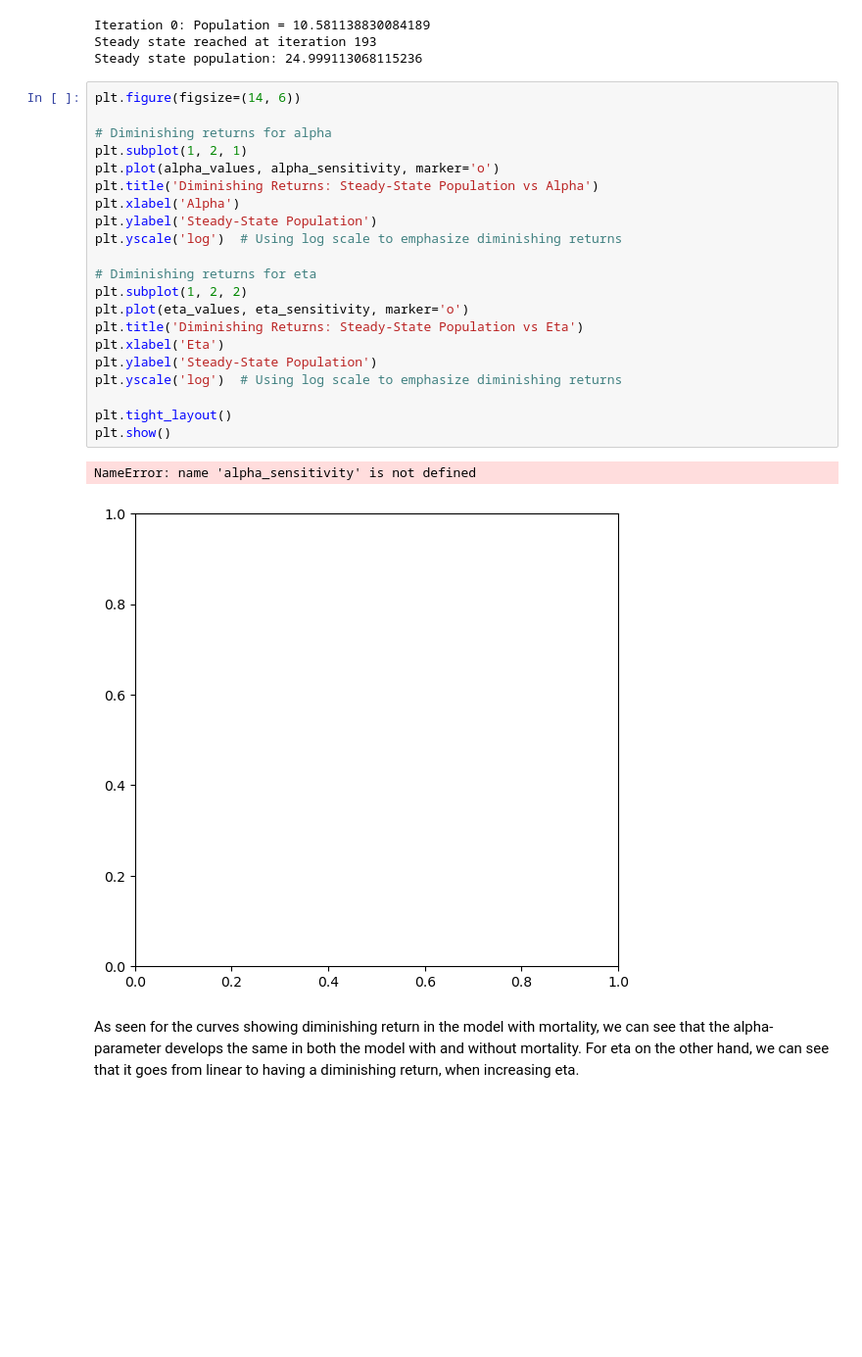
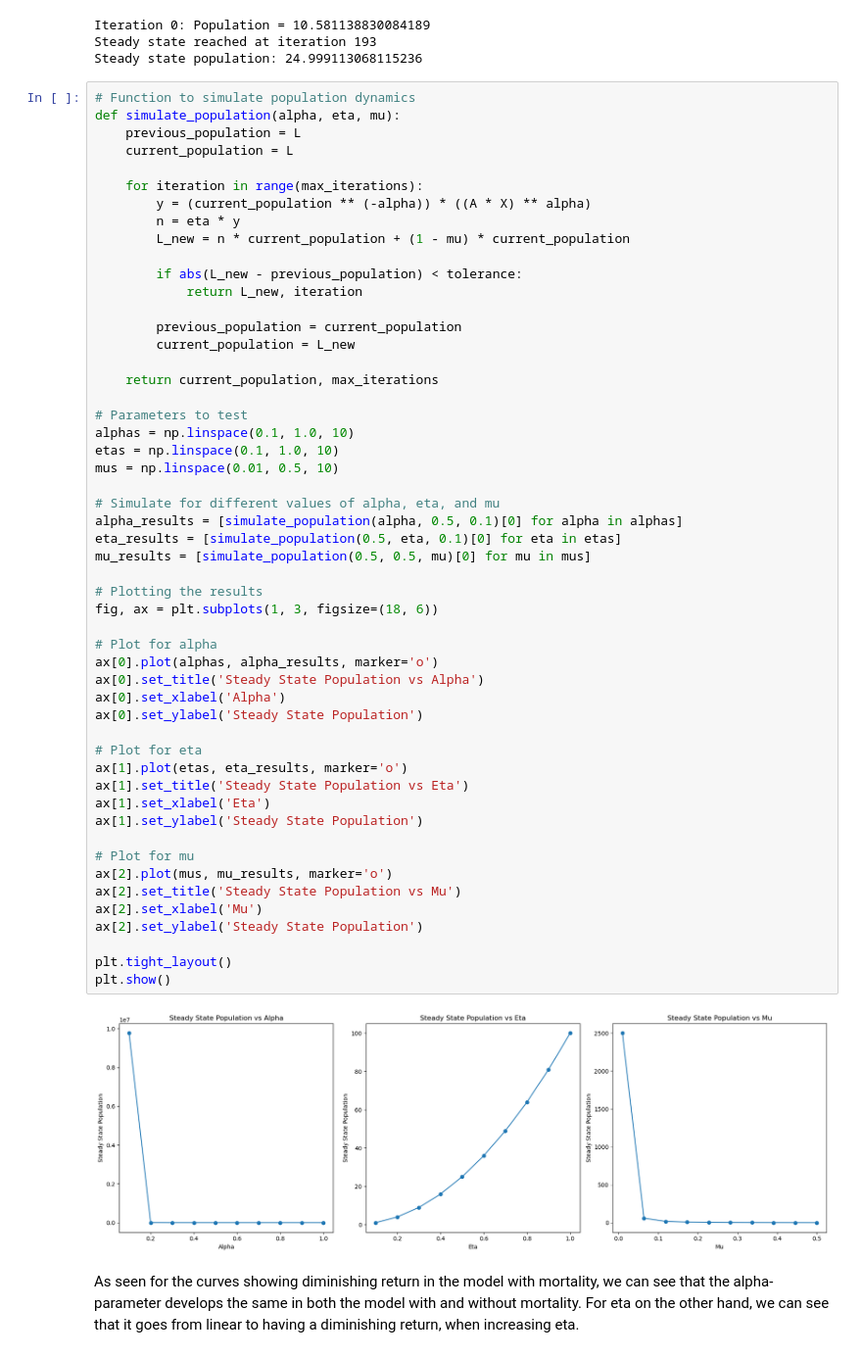
Before and after one commit to NumEconCopenhagen/projects-2024-econ-jyderne, a Jupyter notebook: modelproject/modelproject.ipynb, the cells around one changed output. Shown at 98% size. Saved outputs shown, nothing was run; the diff lists cells and outputs as text; blank space fills up the shorter version.

```diff
--- a/modelproject/modelproject.ipynb
+++ b/modelproject/modelproject.ipynb
@@ -321,30 +321,60 @@ if iteration == max_iterations - 1:
 Iteration 0: Population = 10.581138830084189
 Steady state reached at iteration 193
 Steady state population: 24.999113068115236
-# %%
-plt.figure(figsize=(14, 6))
-
-# Diminishing returns for alpha
-plt.subplot(1, 2, 1)
-plt.plot(alpha_values, alpha_sensitivity, marker='o')
-plt.title('Diminishing Returns: Steady-State Population vs Alpha')
-plt.xlabel('Alpha')
-plt.ylabel('Steady-State Population')
-plt.yscale('log')  # Using log scale to emphasize diminishing returns
-
-# Diminishing returns for eta
-plt.subplot(1, 2, 2)
-plt.plot(eta_values, eta_sensitivity, marker='o')
-plt.title('Diminishing Returns: Steady-State Population vs Eta')
-plt.xlabel('Eta')
-plt.ylabel('Steady-State Population')
-plt.yscale('log')  # Using log scale to emphasize diminishing returns
-
-plt.tight_layout()
-plt.show()
-# %% [output]
-NameError: name 'alpha_sensitivity' is not defined
-[figure, removed]
+# %%
+# Function to simulate population dynamics
+def simulate_population(alpha, eta, mu):
+    previous_population = L
+    current_population = L
+
+    for iteration in range(max_iterations):
+        y = (current_population ** (-alpha)) * ((A * X) ** alpha)
+        n = eta * y
+        L_new = n * current_population + (1 - mu) * current_population
+
+        if abs(L_new - previous_population) < tolerance:
+            return L_new, iteration
+
+        previous_population = current_population
+        current_population = L_new
+
+    return current_population, max_iterations
+
+# Parameters to test
+alphas = np.linspace(0.1, 1.0, 10)
+etas = np.linspace(0.1, 1.0, 10)
+mus = np.linspace(0.01, 0.5, 10)
+
+# Simulate for different values of alpha, eta, and mu
+alpha_results = [simulate_population(alpha, 0.5, 0.1)[0] for alpha in alphas]
+eta_results = [simulate_population(0.5, eta, 0.1)[0] for eta in etas]
+mu_results = [simulate_population(0.5, 0.5, mu)[0] for mu in mus]
+
+# Plotting the results
+fig, ax = plt.subplots(1, 3, figsize=(18, 6))
+
+# Plot for alpha
+ax[0].plot(alphas, alpha_results, marker='o')
+ax[0].set_title('Steady State Population vs Alpha')
+ax[0].set_xlabel('Alpha')
+ax[0].set_ylabel('Steady State Population')
+
+# Plot for eta
+ax[1].plot(etas, eta_results, marker='o')
+ax[1].set_title('Steady State Population vs Eta')
+ax[1].set_xlabel('Eta')
+ax[1].set_ylabel('Steady State Population')
+
+# Plot for mu
+ax[2].plot(mus, mu_results, marker='o')
+ax[2].set_title('Steady State Population vs Mu')
+ax[2].set_xlabel('Mu')
+ax[2].set_ylabel('Steady State Population')
+
+plt.tight_layout()
+plt.show()
+# %% [output]
+[figure, added]
 # %% [markdown]
 As seen for the curves showing diminishing return in the model with mortality, we can see that the alpha-parameter develops the same in both the model with and without mortality. For eta on the other hand, we can see that it goes from linear to having a diminishing return, when increasing eta.
 # %% [markdown]
```
